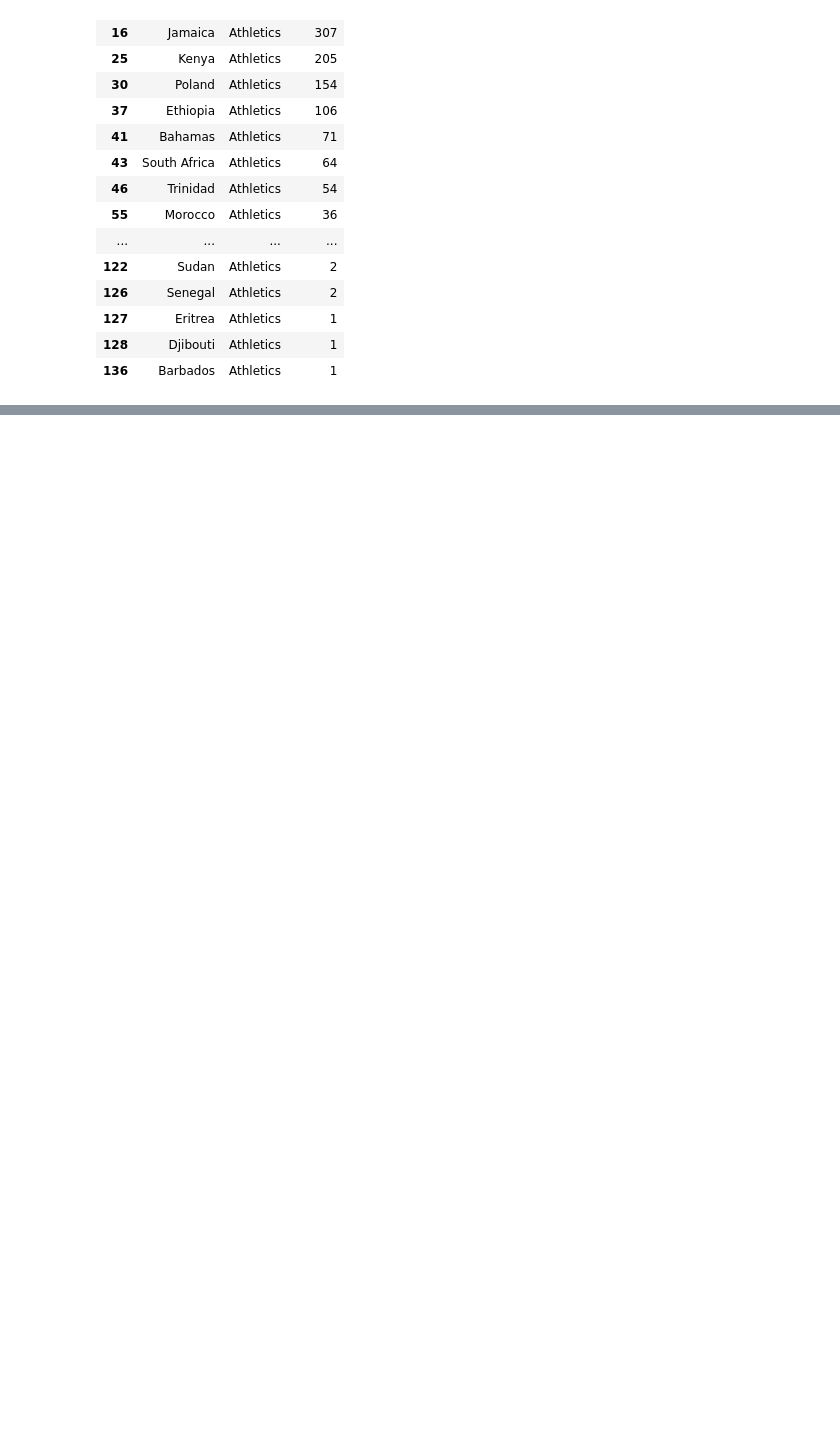
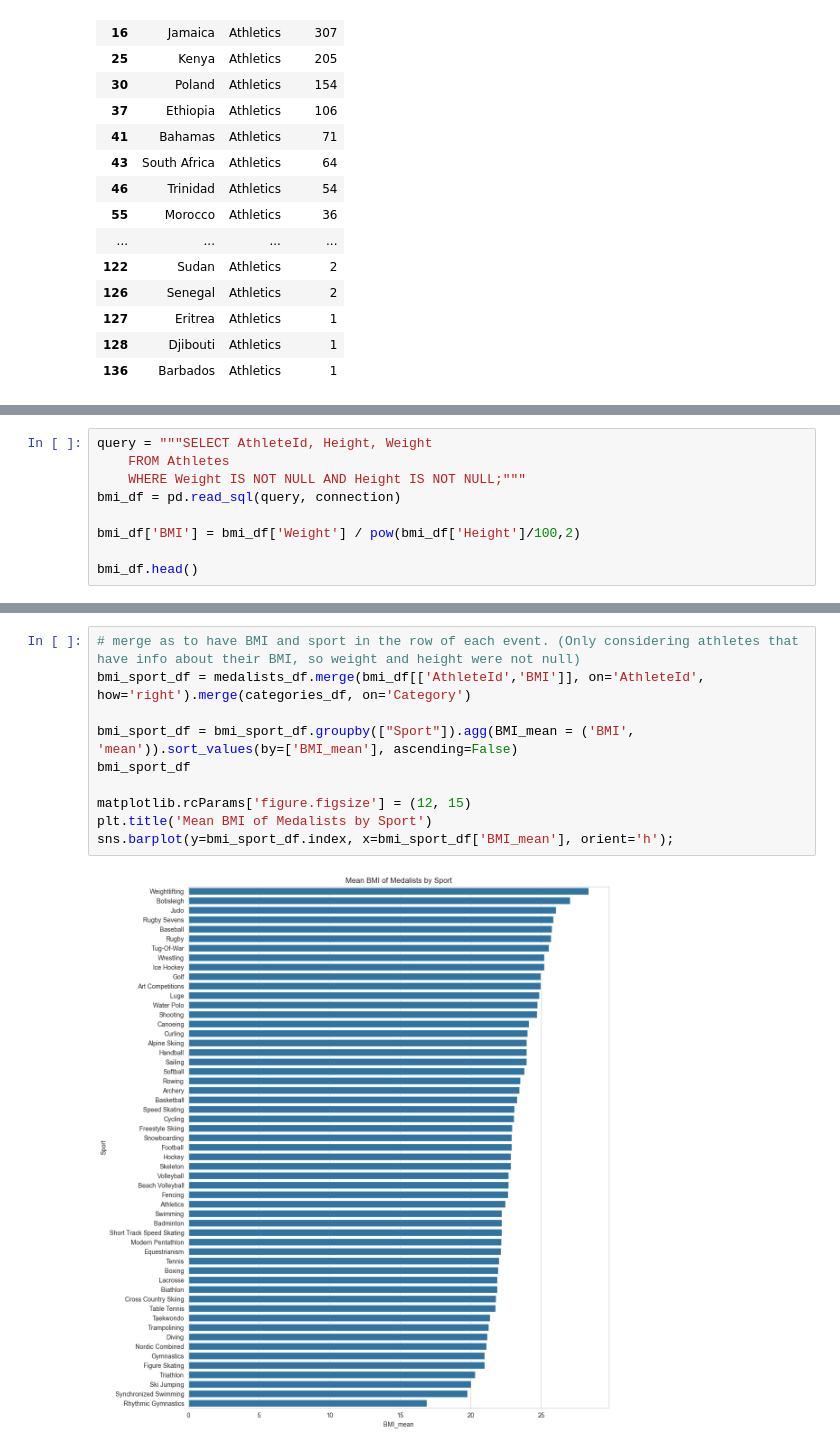
Before and after one commit to sararuizruiz/EDA-Olympic-Games, a Jupyter notebook: SportsStats.ipynb, the cells around one changed output, grey strips where cells are left out. Drawn from its saved outputs; the diff is of its cells as text; blank space fills up the shorter version.

```diff
--- a/SportsStats.ipynb
+++ b/SportsStats.ipynb
@@ -207,0 +231,9 @@ sport_region_df[sport_region_df['Sport'] =='Swimming']
+# %%
+query = """SELECT AthleteId, Height, Weight
+    FROM Athletes
+    WHERE Weight IS NOT NULL AND Height IS NOT NULL;"""
+bmi_df = pd.read_sql(query, connection)
+
+bmi_df['BMI'] = bmi_df['Weight'] / pow(bmi_df['Height']/100,2)
+
+bmi_df.head()
@@ -207,0 +247,12 @@ sport_region_df[sport_region_df['Sport'] =='Swimming']
+# %%
+# merge as to have BMI and sport in the row of each event. (Only considering athletes that have info about their BMI, so weight and height were not null)
+bmi_sport_df = medalists_df.merge(bmi_df[['AthleteId','BMI']], on='AthleteId', how='right').merge(categories_df, on='Category')
+
+bmi_sport_df = bmi_sport_df.groupby(["Sport"]).agg(BMI_mean = ('BMI', 'mean')).sort_values(by=['BMI_mean'], ascending=False)
+bmi_sport_df
+
+matplotlib.rcParams['figure.figsize'] = (12, 15)
+plt.title('Mean BMI of Medalists by Sport')
+sns.barplot(y=bmi_sport_df.index, x=bmi_sport_df['BMI_mean'], orient='h');
+# %% [output]
+[figure, added]
```
Also changed, not shown: parts of 5 cells of this notebook.
